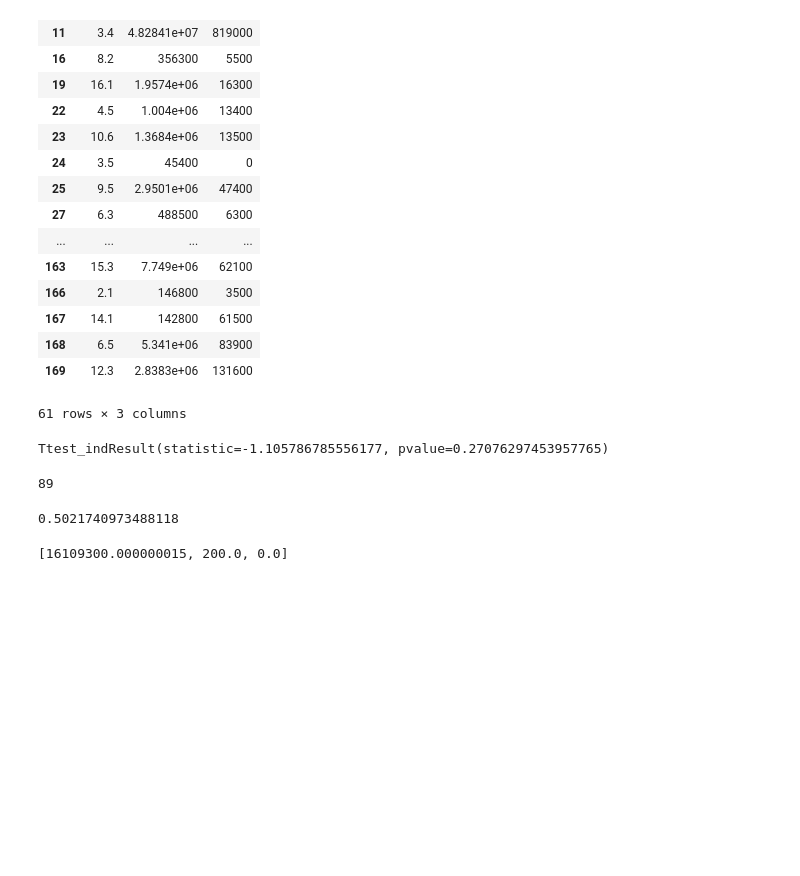
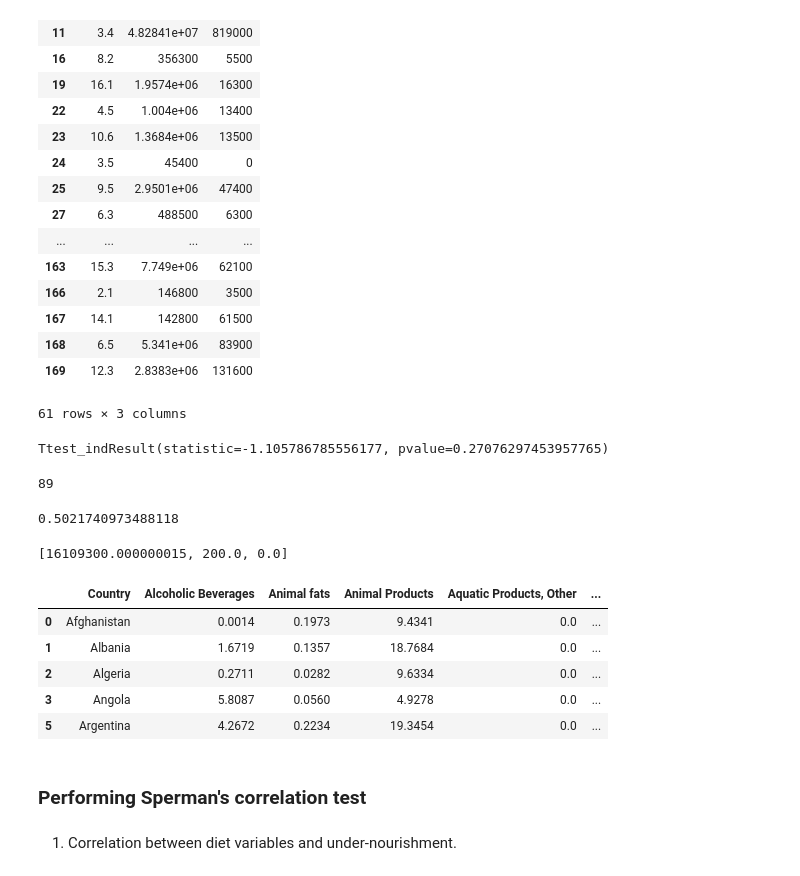
Before and after one commit to nj9099/covid-diet, a Jupyter notebook: aitteam.ipynb, the cells around one changed output. Cells and saved outputs as stored; diff of their text form; code cells hidden in the pictures; blank space fills up the shorter version.

```diff
--- a/aitteam.ipynb
+++ b/aitteam.ipynb
@@ -136,3 +140,12 @@ print(pvalue)
 print(list(high_obese['Recovered']))
 # %% [output]
 [16109300.000000015, 200.0, 0.0]
+# %%
+df.head()
+# %% [output]
+|  | Country | Alcoholic Beverages | Animal fats | Animal Products | Aquatic Products, Other | ... |
+| 0 | Afghanistan | 0.0014 | 0.1973 | 9.4341 | 0.0 | ... |
+| 1 | Albania | 1.6719 | 0.1357 | 18.7684 | 0.0 | ... |
+| 2 | Algeria | 0.2711 | 0.0282 | 9.6334 | 0.0 | ... |
+| 3 | Angola | 5.8087 | 0.0560 | 4.9278 | 0.0 | ... |
+| 5 | Argentina | 4.2672 | 0.2234 | 19.3454 | 0.0 | ... |
@@ -138,0 +154,4 @@ print(list(high_obese['Recovered']))
+# %% [markdown]
+### **Performing Sperman's correlation test**
+# %% [markdown]
+1. Correlation between diet variables and under-nourishment.
```
Also changed, not shown: parts of 15 cells of this notebook.
